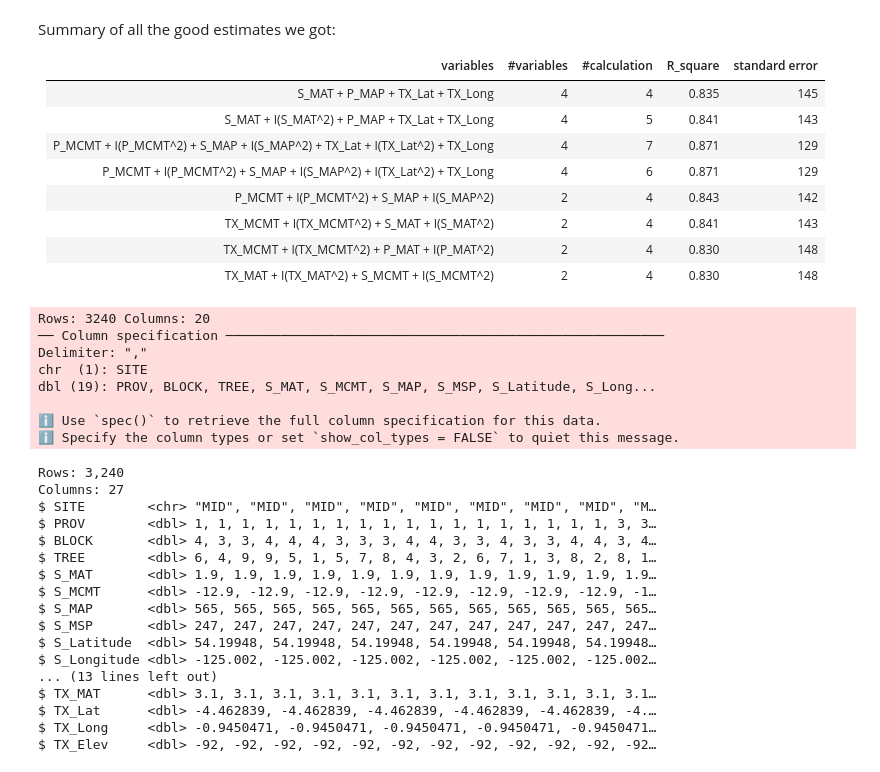
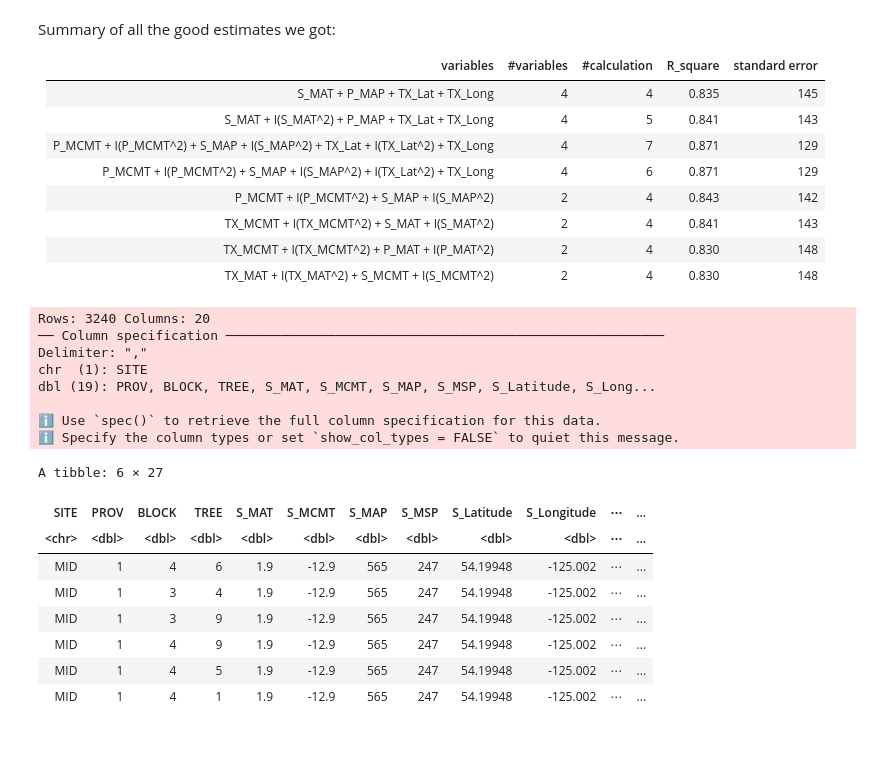
Before and after one commit to sophieeeeeehu/URO_Forestry, a Jupyter notebook: URO good estimations.ipynb, the cells around one changed output. Cells and saved outputs as stored; diff of their text form; code cells hidden in the pictures; blank space fills up the shorter version.

```diff
--- a/URO good estimations.ipynb
+++ b/URO good estimations.ipynb
@@ -14,45 +14,37 @@ Summary of all the good estimates we got:
 # %%
 library(tidyverse)
 tree_data <- read_csv("Sx.htdata.csv")
 
 library(repr)
 sxData <- tree_data |>
 mutate(
     TX_MAP = S_MAP -P_MAP,
     TX_MSP = S_MSP -P_MSP,
     TX_MCMT = S_MCMT - P_MCMT,
     TX_MAT = S_MAT - P_MAT,
     TX_Lat = S_Latitude - P_Latitude,
     TX_Long = S_Longitude - P_Longitude,
     TX_Elev = S_Elevation - P_Elevation
 )
-glimpse(sxData)
+head(sxData)
 # %% [output]
 Rows: 3240 Columns: 20
 ── Column specification ────────────────────────────────────────────────────────
 Delimiter: ","
 chr  (1): SITE
 dbl (19): PROV, BLOCK, TREE, S_MAT, S_MCMT, S_MAP, S_MSP, S_Latitude, S_Long...
 
 ℹ Use `spec()` to retrieve the full column specification for this data.
 ℹ Specify the column types or set `show_col_types = FALSE` to quiet this message.
-Rows: 3,240
-Columns: 27
-$ SITE        <chr> "MID", "MID", "MID", "MID", "MID", "MID", "MID", "MID", "M…
-$ PROV        <dbl> 1, 1, 1, 1, 1, 1, 1, 1, 1, 1, 1, 1, 1, 1, 1, 1, 1, 1, 3, 3…
-$ BLOCK       <dbl> 4, 3, 3, 4, 4, 4, 3, 3, 3, 4, 4, 3, 3, 4, 3, 3, 4, 4, 3, 4…
-$ TREE        <dbl> 6, 4, 9, 9, 5, 1, 5, 7, 8, 4, 3, 2, 6, 7, 1, 3, 8, 2, 8, 1…
-$ S_MAT       <dbl> 1.9, 1.9, 1.9, 1.9, 1.9, 1.9, 1.9, 1.9, 1.9, 1.9, 1.9, 1.9…
-$ S_MCMT      <dbl> -12.9, -12.9, -12.9, -12.9, -12.9, -12.9, -12.9, -12.9, -1…
-$ S_MAP       <dbl> 565, 565, 565, 565, 565, 565, 565, 565, 565, 565, 565, 565…
-$ S_MSP       <dbl> 247, 247, 247, 247, 247, 247, 247, 247, 247, 247, 247, 247…
-$ S_Latitude  <dbl> 54.19948, 54.19948, 54.19948, 54.19948, 54.19948, 54.19948…
-$ S_Longitude <dbl> -125.002, -125.002, -125.002, -125.002, -125.002, -125.002…
-... (13 lines left out)
-$ TX_MAT      <dbl> 3.1, 3.1, 3.1, 3.1, 3.1, 3.1, 3.1, 3.1, 3.1, 3.1, 3.1, 3.1…
-$ TX_Lat      <dbl> -4.462839, -4.462839, -4.462839, -4.462839, -4.462839, -4.…
-$ TX_Long     <dbl> -0.9450471, -0.9450471, -0.9450471, -0.9450471, -0.9450471…
-$ TX_Elev     <dbl> -92, -92, -92, -92, -92, -92, -92, -92, -92, -92, -92, -92…
+A tibble: 6 × 27
+| SITE | PROV | BLOCK | TREE | S_MAT | S_MCMT | S_MAP | S_MSP | S_Latitude | S_Longitude | ⋯ | ... |
+| <chr> | <dbl> | <dbl> | <dbl> | <dbl> | <dbl> | <dbl> | <dbl> | <dbl> | <dbl> | ⋯ | ... |
+| MID | 1 | 4 | 6 | 1.9 | -12.9 | 565 | 247 | 54.19948 | -125.002 | ⋯ | ... |
+| MID | 1 | 3 | 4 | 1.9 | -12.9 | 565 | 247 | 54.19948 | -125.002 | ⋯ | ... |
+| MID | 1 | 3 | 9 | 1.9 | -12.9 | 565 | 247 | 54.19948 | -125.002 | ⋯ | ... |
+| MID | 1 | 4 | 9 | 1.9 | -12.9 | 565 | 247 | 54.19948 | -125.002 | ⋯ | ... |
+| MID | 1 | 4 | 5 | 1.9 | -12.9 | 565 | 247 | 54.19948 | -125.002 | ⋯ | ... |
+| MID | 1 | 4 | 1 | 1.9 | -12.9 | 565 | 247 | 54.19948 | -125.002 | ⋯ | ... |
 # %%
 model.1 <- lm(Height ~
               S_MAT +
```
Also changed, not shown: parts of 5 cells of this notebook, 1 other file.
